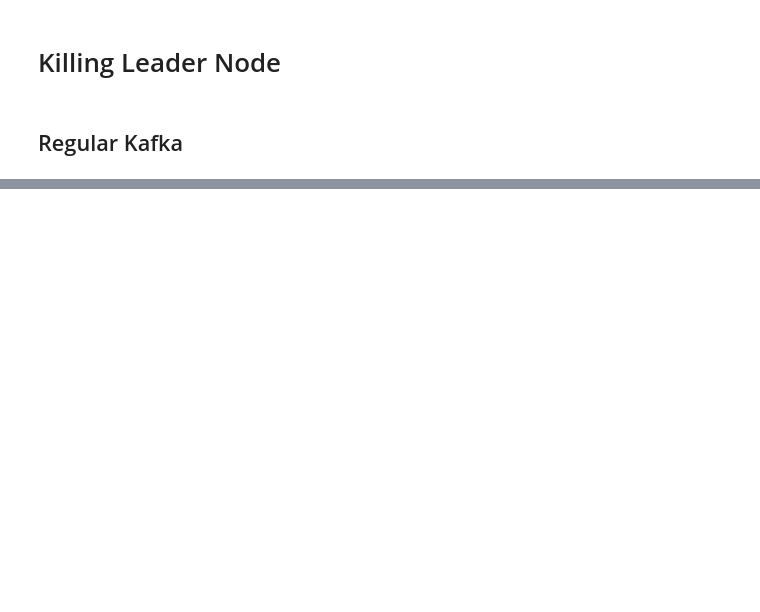
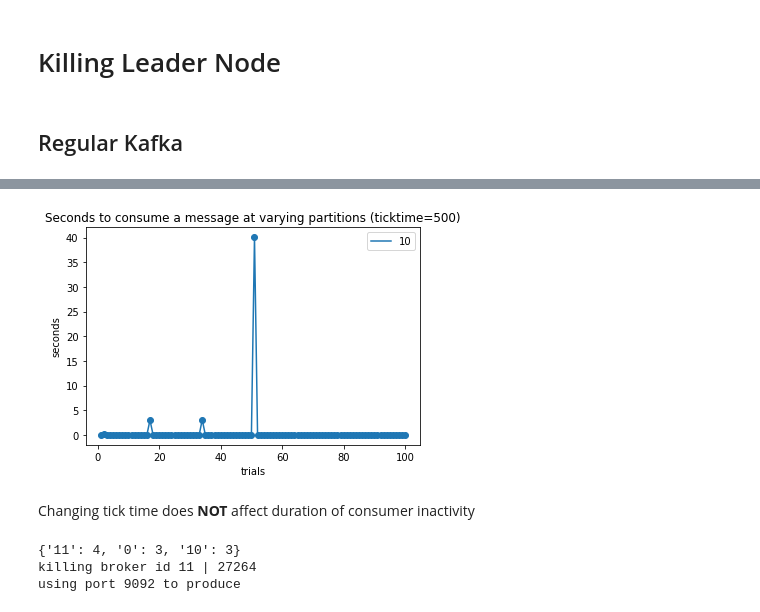
Before and after one commit to aadityaganapathy/uReplicator, a Jupyter notebook: bin/performance.py.ipynb, the cells around one changed output, grey strips where cells are left out. Saved outputs shown, nothing was run; the diff lists cells and outputs as text; code cells hidden in the pictures; blank space fills up the shorter version.

```diff
--- a/bin/performance.py.ipynb
+++ b/bin/performance.py.ipynb
@@ -130,0 +89,27 @@ def run_consumer():
+# %%
+def test_kill_one(topic, destTopic='', fallback=-1):
+    node_to_port = OrderedDict([(0, 9092,), (10, 9095), (11, 9096)])
+    # Want to test worst case scenario -> so get node that is assigned the most partitions
+    max_leader_node = get_node_with_most_partitions(topic)
+
+    # Get the PID of the node
+    pid = get_node_pid(max_leader_node)
+
+    # If the pid is not the correct port, then calling the same function will return a different number
+    if pid != get_node_pid(max_leader_node):
+        print("ERROR: Failed to get PID")
+    else:
+        if fallback == -1:
+            # Get the port of any node other than the one we are killing
+            fallback = list(node_to_port.items())[(list(node_to_port.keys()).index(max_leader_node) + 1) % len(list(node_to_port.keys()))][1]
+
+        print(f"killing broker id {max_leader_node} | {pid}")
+        print(f"Falling back to port {fallback} after killing node")
+
+        # Spin up the consumer
+        if len(destTopic) != 0:
+            topic = destTopic
+        results_kill_one = run_consumer_kill(topic, pid, fallback)
+
+
+        return results_kill_one
@@ -130,0 +181,25 @@ def run_consumer():
+# %%
+results_kill_one_10_500 = results_kill_one_10_500.loc[1:]
+
+results_kill_one_10_500['index'] = results_kill_one_10_500.index
+
+plt.scatter(results_kill_one_10_500['index'], results_kill_one_10_500['time_taken'])
+plt.plot(results_kill_one_10_500['index'], results_kill_one_10_500['time_taken'])
+
+plt.legend(['10'])
+
+# max_val = results['time_taken'].max()
+plt.title('Seconds to consume a message at varying partitions (ticktime=500)')
+plt.xlabel('trials')
+plt.ylabel('seconds')
+plt.show()
+# %% [output]
+[figure, added]
+# %% [markdown]
+<p>Changing tick time does <strong>NOT</strong> affect duration of consumer inactivity</p>
+# %%
+results_kill_one_10_50 = test_kill_one('testTopic10')
+# %% [output]
+{'11': 4, '0': 3, '10': 3}
+killing broker id 11 | 27264
+using port 9092 to produce
```
Also changed, not shown: parts of 43 cells of this notebook.
